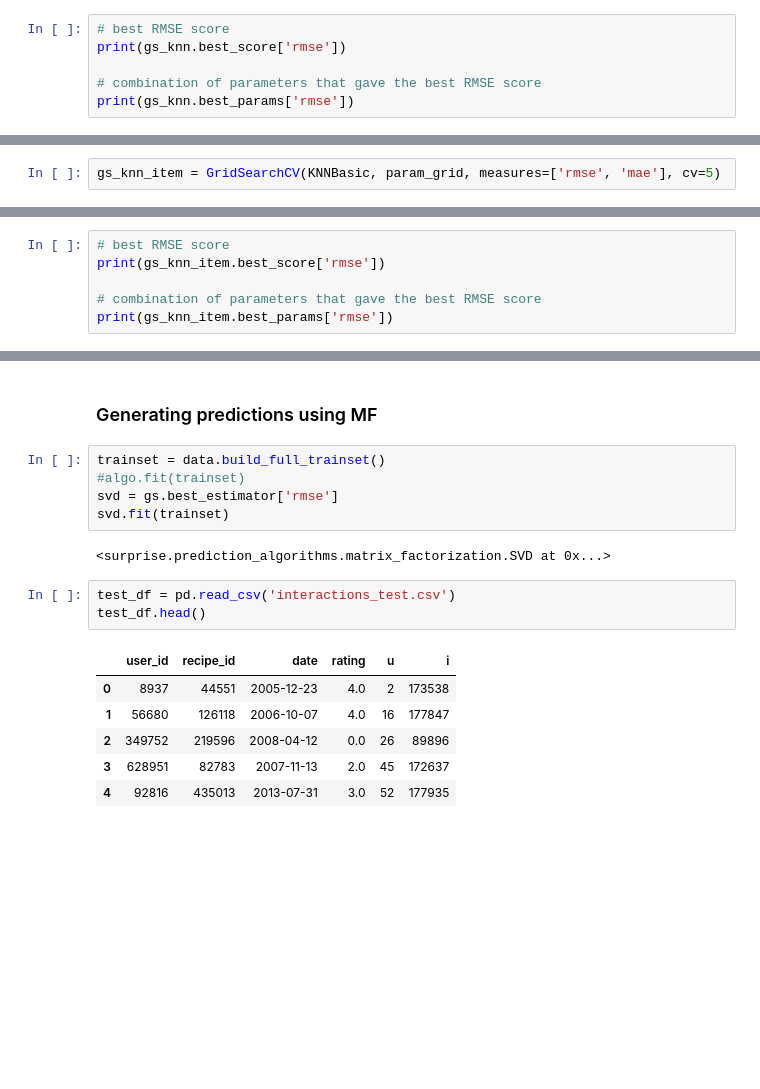
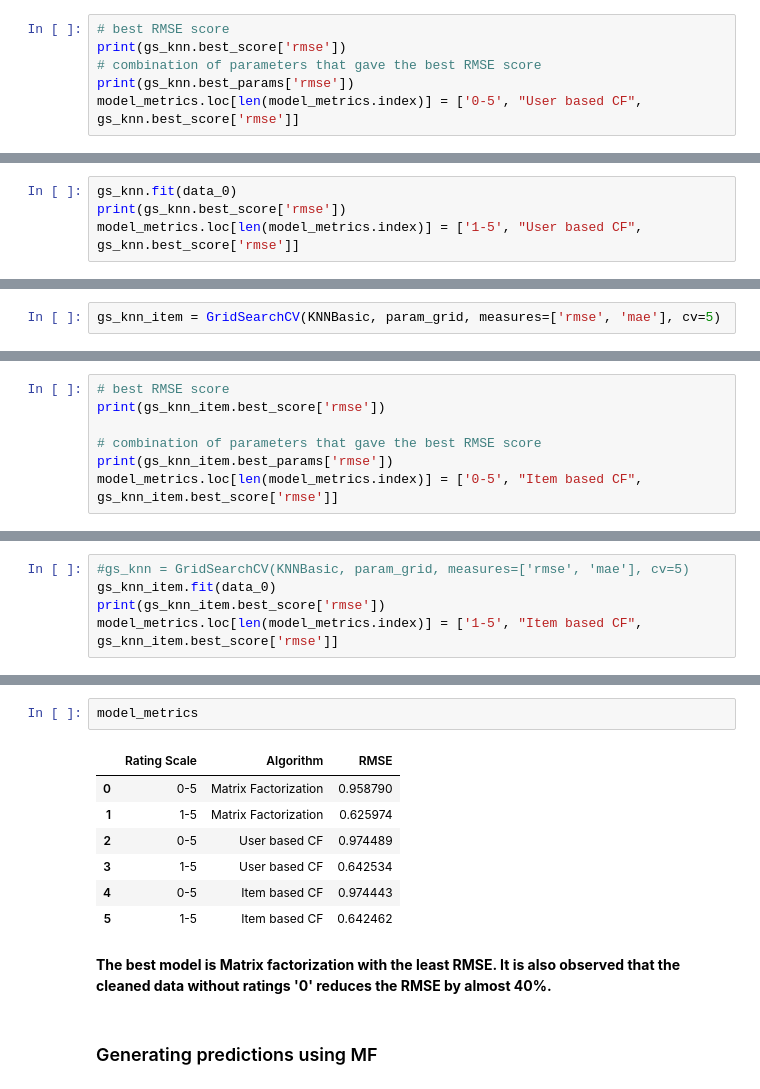
Before and after one commit to Adarsh3thy/RecipeRecommender, a Jupyter notebook: recipe_MF.ipynb, the cells around one changed output, grey strips where cells are left out. Cells and saved outputs as stored; diff of their text form; blank space fills up the shorter version.

```diff
--- a/recipe_MF.ipynb
+++ b/recipe_MF.ipynb
@@ -92,7 +138,7 @@ Done computing similarity matrix.
 # %%
 # best RMSE score
 print(gs_knn.best_score['rmse'])
-
 # combination of parameters that gave the best RMSE score
 print(gs_knn.best_params['rmse'])
+model_metrics.loc[len(model_metrics.index)] = ['0-5', "User based CF", gs_knn.best_score['rmse']]
 # %% [output]
@@ -100,0 +149,4 @@ print(gs_knn.best_params['rmse'])
+# %%
+gs_knn.fit(data_0)
+print(gs_knn.best_score['rmse'])
+model_metrics.loc[len(model_metrics.index)] = ['1-5', "User based CF", gs_knn.best_score['rmse']]
@@ -134,4 +214,5 @@ print(gs_knn_item.best_score['rmse'])
 
 # combination of parameters that gave the best RMSE score
 print(gs_knn_item.best_params['rmse'])
+model_metrics.loc[len(model_metrics.index)] = ['0-5', "Item based CF", gs_knn_item.best_score['rmse']]
 # %% [output]
@@ -139,0 +223,5 @@ print(gs_knn_item.best_params['rmse'])
+# %%
+#gs_knn = GridSearchCV(KNNBasic, param_grid, measures=['rmse', 'mae'], cv=5)
+gs_knn_item.fit(data_0)
+print(gs_knn_item.best_score['rmse'])
+model_metrics.loc[len(model_metrics.index)] = ['1-5', "Item based CF", gs_knn_item.best_score['rmse']]
@@ -140,19 +246,14 @@ print(gs_knn_item.best_params['rmse'])
+# %%
+model_metrics
+# %% [output]
+|  | Rating Scale | Algorithm | RMSE |
+| 0 | 0-5 | Matrix Factorization | 0.958790 |
+| 1 | 1-5 | Matrix Factorization | 0.625974 |
+| 2 | 0-5 | User based CF | 0.974489 |
+| 3 | 1-5 | User based CF | 0.642534 |
+| 4 | 0-5 | Item based CF | 0.974443 |
+| 5 | 1-5 | Item based CF | 0.642462 |
+# %% [markdown]
+<b>The best model is Matrix factorization with the least RMSE. It is also observed that the cleaned data without ratings '0' reduces the RMSE by almost 40%. </b>
 # %% [markdown]
 <h3> Generating predictions using MF </h3>
-# %%
-trainset = data.build_full_trainset()
-#algo.fit(trainset)
-svd = gs.best_estimator['rmse']
-svd.fit(trainset)
-# %% [output]
-<surprise.prediction_algorithms.matrix_factorization.SVD at 0x...>
-# %%
-test_df = pd.read_csv('interactions_test.csv')
-test_df.head()
-# %% [output]
-|  | user_id | recipe_id | date | rating | u | i |
-| 0 | 8937 | 44551 | 2005-12-23 | 4.0 | 2 | 173538 |
-| 1 | 56680 | 126118 | 2006-10-07 | 4.0 | 16 | 177847 |
-| 2 | 349752 | 219596 | 2008-04-12 | 0.0 | 26 | 89896 |
-| 3 | 628951 | 82783 | 2007-11-13 | 2.0 | 45 | 172637 |
-| 4 | 92816 | 435013 | 2013-07-31 | 3.0 | 52 | 177935 |
```
Also changed, not shown: parts of 31 cells of this notebook, 1 other file.
